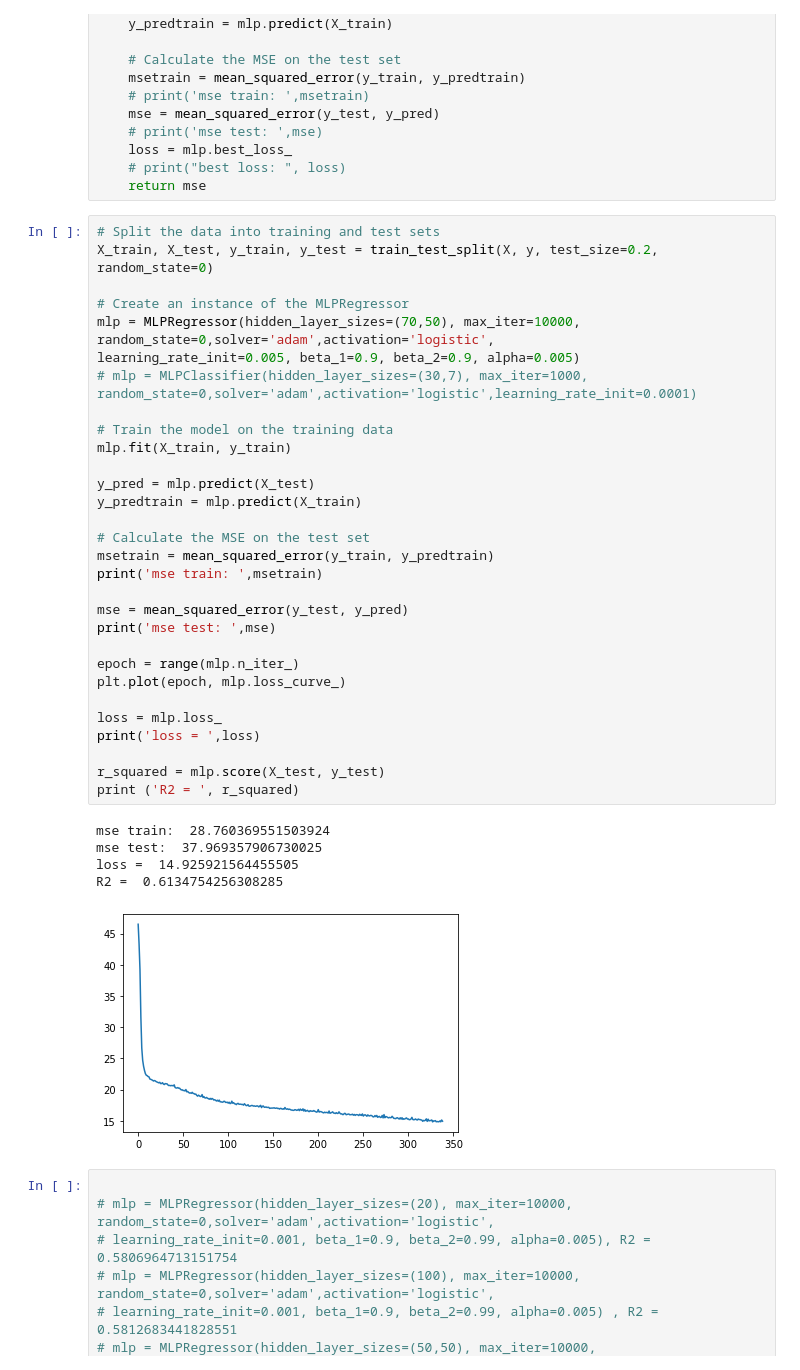
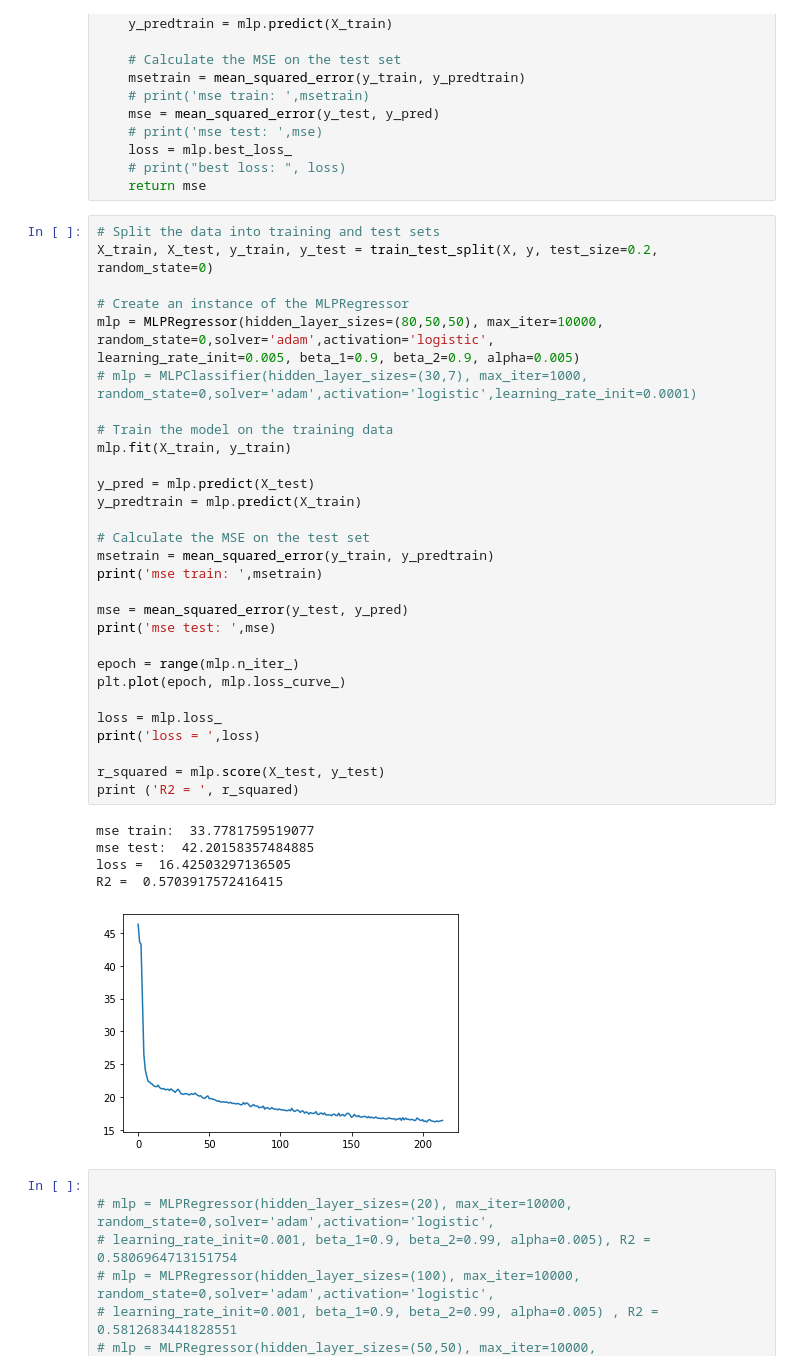
Before and after one commit to Alfadhils/DataVidia-Project, a Jupyter notebook: nn.ipynb, the cells around one changed output. Cells and saved outputs as stored; diff of their text form.

```diff
--- a/nn.ipynb
+++ b/nn.ipynb
@@ -110,39 +97,39 @@ def nn(X,y,hidden,iter,solv='adam',act='logistic'):
 # %%
 # Split the data into training and test sets
 X_train, X_test, y_train, y_test = train_test_split(X, y, test_size=0.2, random_state=0)
 
 # Create an instance of the MLPRegressor
-mlp = MLPRegressor(hidden_layer_sizes=(70,50), max_iter=10000, random_state=0,solver='adam',activation='logistic',
+mlp = MLPRegressor(hidden_layer_sizes=(80,50,50), max_iter=10000, random_state=0,solver='adam',activation='logistic',
 learning_rate_init=0.005, beta_1=0.9, beta_2=0.9, alpha=0.005)
 # mlp = MLPClassifier(hidden_layer_sizes=(30,7), max_iter=1000, random_state=0,solver='adam',activation='logistic',learning_rate_init=0.0001)
 
 # Train the model on the training data
 mlp.fit(X_train, y_train)
 
 y_pred = mlp.predict(X_test)
 y_predtrain = mlp.predict(X_train)
 
 # Calculate the MSE on the test set
 msetrain = mean_squared_error(y_train, y_predtrain)
 print('mse train: ',msetrain)
 
 mse = mean_squared_error(y_test, y_pred)
 print('mse test: ',mse)
 
 epoch = range(mlp.n_iter_)
 plt.plot(epoch, mlp.loss_curve_)
 
 loss = mlp.loss_
 print('loss = ',loss)
 
 r_squared = mlp.score(X_test, y_test)
 print ('R2 = ', r_squared)
 # %% [output]
-mse train:  28.760369551503924
-mse test:  37.969357906730025
-loss =  14.925921564455505
-R2 =  0.6134754256308285
+mse train:  33.7781759519077
+mse test:  42.20158357484885
+loss =  16.42503297136505
+R2 =  0.5703917572416415
-[figure, old version]
+[figure, new version]
 # %%
 
 # mlp = MLPRegressor(hidden_layer_sizes=(20), max_iter=10000, random_state=0,solver='adam',activation='logistic',
```
Also changed, not shown: parts of 2 cells of this notebook, 2 other files.
